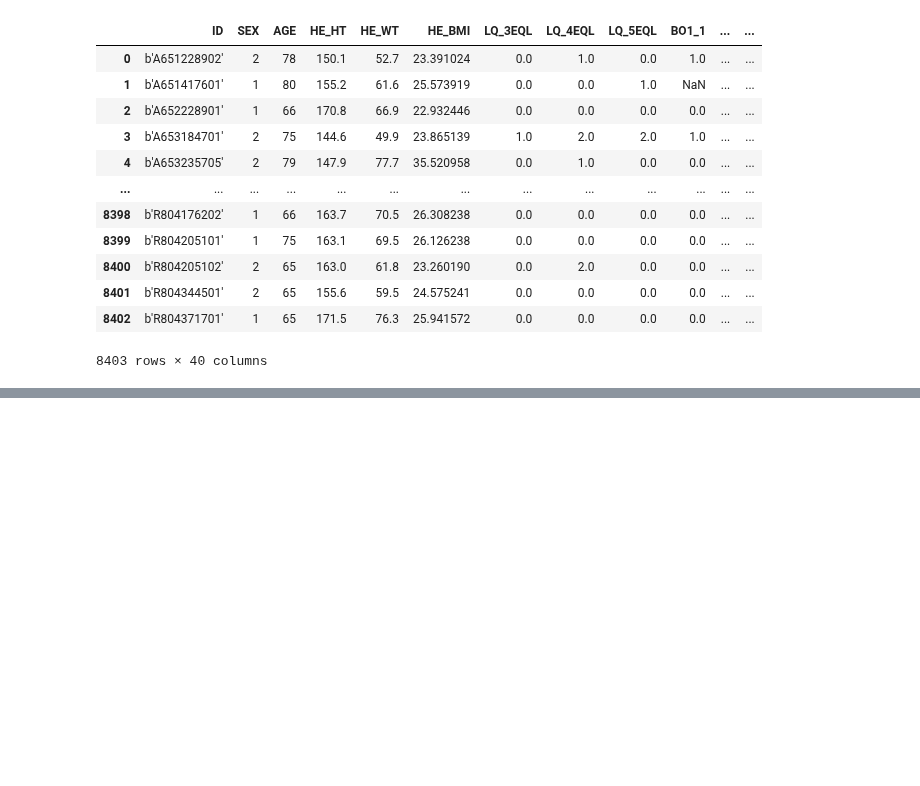
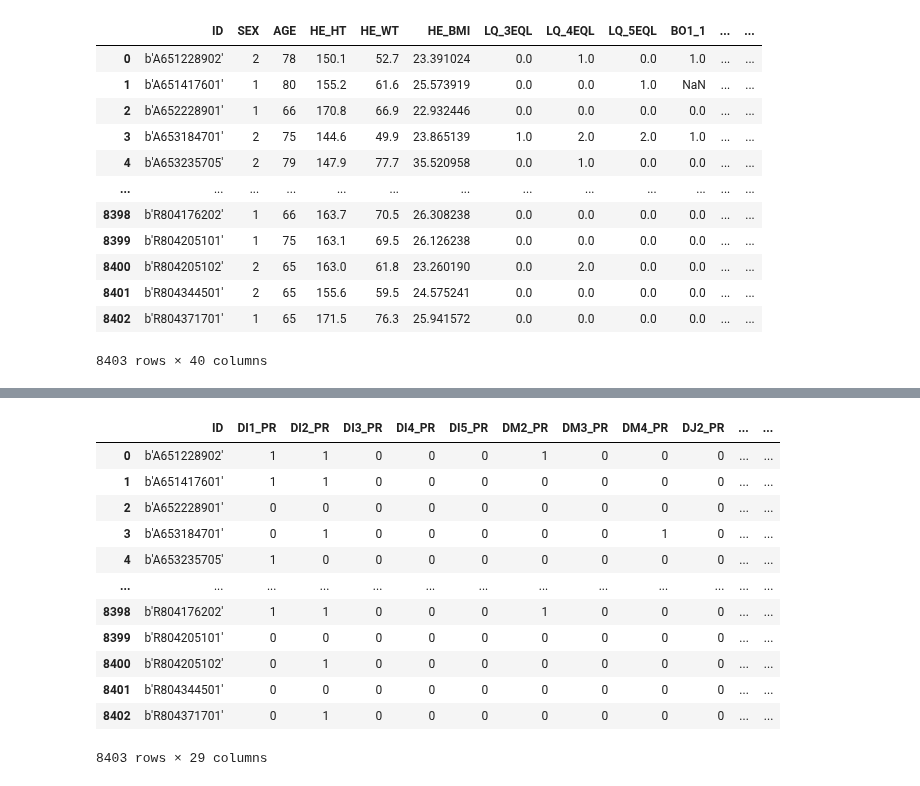
Before and after one commit to knu-final-project/sas_view, a Jupyter notebook: data/junyoung.ipynb, the cells around one changed output, grey strips where cells are left out. Saved outputs shown, nothing was run; the diff lists cells and outputs as text; code cells hidden in the pictures; blank space fills up the shorter version.

```diff
--- a/data/junyoung.ipynb
+++ b/data/junyoung.ipynb
@@ -978,0 +1007,16 @@ final_new_df.to_csv('final_new_df.csv', encoding='cp949')
+# %%
+dic
+# %% [output]
+|  | ID | DI1_PR | DI2_PR | DI3_PR | DI4_PR | DI5_PR | DM2_PR | DM3_PR | DM4_PR | DJ2_PR | ... | ... |
+| 0 | b'A651228902' | 1 | 1 | 0 | 0 | 0 | 1 | 0 | 0 | 0 | ... | ... |
+| 1 | b'A651417601' | 1 | 1 | 0 | 0 | 0 | 0 | 0 | 0 | 0 | ... | ... |
+| 2 | b'A652228901' | 0 | 0 | 0 | 0 | 0 | 0 | 0 | 0 | 0 | ... | ... |
+| 3 | b'A653184701' | 0 | 1 | 0 | 0 | 0 | 0 | 0 | 1 | 0 | ... | ... |
+| 4 | b'A653235705' | 1 | 0 | 0 | 0 | 0 | 0 | 0 | 0 | 0 | ... | ... |
+| ... | ... | ... | ... | ... | ... | ... | ... | ... | ... | ... | ... | ... |
+| 8398 | b'R804176202' | 1 | 1 | 0 | 0 | 0 | 1 | 0 | 0 | 0 | ... | ... |
+| 8399 | b'R804205101' | 0 | 0 | 0 | 0 | 0 | 0 | 0 | 0 | 0 | ... | ... |
+| 8400 | b'R804205102' | 0 | 1 | 0 | 0 | 0 | 0 | 0 | 0 | 0 | ... | ... |
+| 8401 | b'R804344501' | 0 | 0 | 0 | 0 | 0 | 0 | 0 | 0 | 0 | ... | ... |
+| 8402 | b'R804371701' | 0 | 1 | 0 | 0 | 0 | 0 | 0 | 0 | 0 | ... | ... |
+8403 rows × 29 columns
```
Also changed, not shown: parts of 8 cells of this notebook, 2 other files.
